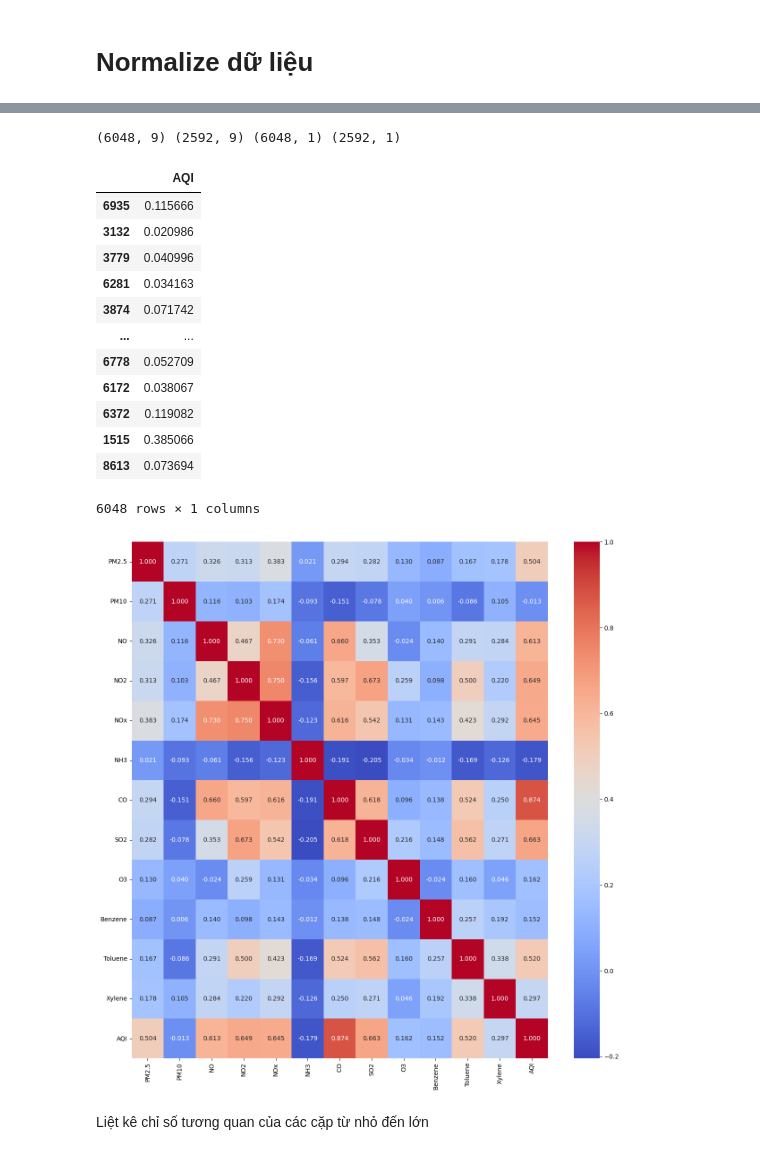
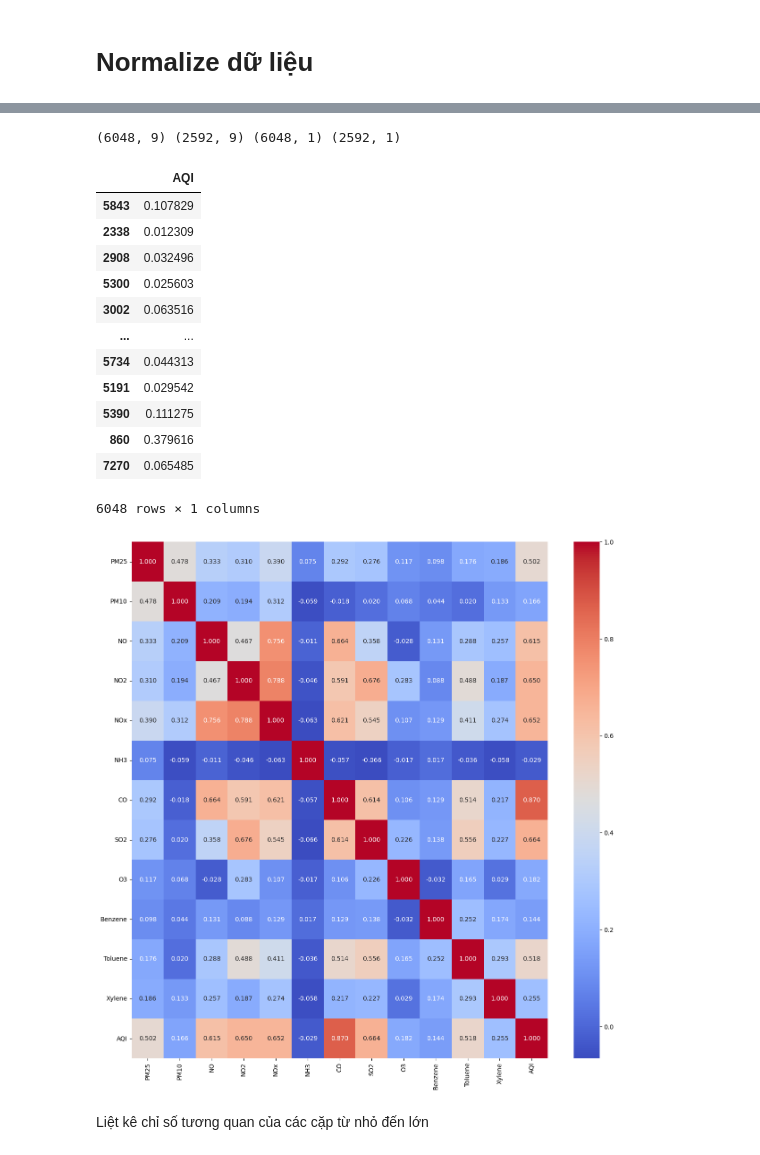
Before and after one commit to 5unof4Beach/IOT-2022, a Jupyter notebook: IOT_Bui_Minh_Duc copy.ipynb, the cells around one changed output, grey strips where cells are left out. Cells and saved outputs as stored; diff of their text form; code cells hidden in the pictures.

```diff
--- a/IOT_Bui_Minh_Duc copy.ipynb
+++ b/IOT_Bui_Minh_Duc copy.ipynb
@@ -13,7 +13,8 @@ from sklearn.linear_model import LinearRegression
 from sklearn.metrics import confusion_matrix
 %matplotlib inline
 # %%
-df = pd.read_csv('https://raw.githubusercontent.com/5unof4Beach/IOT-2022/master/city_day.csv')
+# df = pd.read_csv('https://raw.githubusercontent.com/5unof4Beach/IOT-2022/master/city_day.csv')
+df = pd.read_csv('./city_day.csv')
 # %% [markdown]
 Data Cleansing
 # %%
@@ -114,12 +115,16 @@ df = df.head(10000)
 # %% [markdown]
 # Set các giá trị NaN thành 0
 # %%
-print(df.columns.difference([df.columns[-1]], sort=False))
+print(df.columns.difference([df.columns[i] for i in [0,1,-1]], sort=False))
+
+# Loại bỏ tất cả các hàng có giá trị AQI_Bucket = 0
 
 df = df.fillna(0)
-for x in df.columns.difference([df.columns[-1]], sort=False):
+for x in df.columns.difference([df.columns[i]for i in [0,1,-1]], sort=False):
     df[x] = pd.to_numeric(df[x], errors='coerce')
+df = df[df.AQI != 0]
 
-df = df.drop([df.columns[i] for i in range(0,2)], axis=1)
-# df = df.mask(df==0).fillna(df.mean())
+date = df.Date
+df = df.drop([df.columns[i] for i in range(-1,2)], axis=1)
+df = df.mask(df==0).fillna(df.mean())
 # %% [output]
@@ -130,11 +135,15 @@ Index(['City', 'Date', 'PM2.5', 'PM10', 'NO', 'NO2', 'NOx', 'NH3', 'CO', 'SO2',
 # Normalize dữ liệu
 # %%
 from sklearn import preprocessing
-df = df.drop(df.columns[-1], axis = 1)
+
+extract = pd.concat([date, df], axis=1, join='inner')
+extract.to_csv(r'./air_quality.csv', index=False)
+print(extract)
+
 lastCol = df.columns[-1]
 scaler = preprocessing.MinMaxScaler()
 d = scaler.fit_transform(df)
 df = pd.DataFrame(d, columns=df.columns)
-df.to_csv(r'./File Name.csv', index=False)
+
 df.head()
 # %% [output]
@@ -147,7 +173,4 @@ df.head()
 # %%
-# Loại bỏ tất cả các hàng có giá trị AQI_Bucket = 0
-df = df[df.AQI != 0]
-
 categorical_vars = [lastCol]
 
 y = df[categorical_vars]
@@ -162,26 +185,27 @@ y_train
 # %% [output]
 (6048, 9) (2592, 9) (6048, 1) (2592, 1)
 |  | AQI |
-| 6935 | 0.115666 |
-| 3132 | 0.020986 |
-| 3779 | 0.040996 |
-| 6281 | 0.034163 |
-| 3874 | 0.071742 |
+| 5843 | 0.107829 |
+| 2338 | 0.012309 |
+| 2908 | 0.032496 |
+| 5300 | 0.025603 |
+| 3002 | 0.063516 |
 | ... | ... |
-| 6778 | 0.052709 |
-| 6172 | 0.038067 |
-| 6372 | 0.119082 |
-| 1515 | 0.385066 |
-| 8613 | 0.073694 |
+| 5734 | 0.044313 |
+| 5191 | 0.029542 |
+| 5390 | 0.111275 |
+| 860 | 0.379616 |
+| 7270 | 0.065485 |
 6048 rows × 1 columns
 # %%
 corr_matrix = df.corr()
+corr_matrix.to_csv(r'./corr.csv', index=True)
 sns.heatmap(corr_matrix,annot = True,cmap='coolwarm',fmt='.3f', xticklabels=df.columns, yticklabels=df.columns)
 figure= plt.gcf()
 figure.set_size_inches(15,15)
 plt.show()
 # %% [output]
-[figure, old version]
+[figure, new version]
 # %% [markdown]
 Liệt kê chỉ số tương quan của các cặp từ nhỏ đến lớn
 # %%
```
Also changed, not shown: parts of 12 cells of this notebook, 5 other files.
